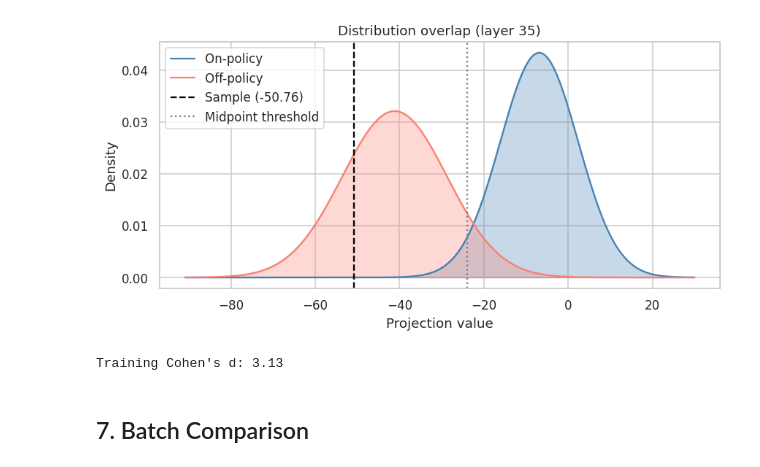
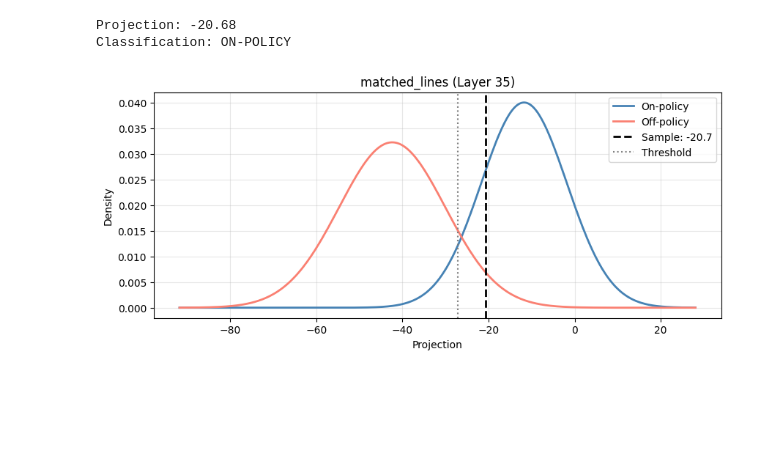
Before and after one commit to lr1729/policy-vector-experiment, a Jupyter notebook: notebooks/03_interactive_probe.ipynb, the cells around one changed output. Cells and saved outputs as stored; diff of their text form; code cells hidden in the pictures; blank space fills up the shorter version.

```diff
--- a/notebooks/03_interactive_probe.ipynb
+++ b/notebooks/03_interactive_probe.ipynb
@@ -332,0 +52,7 @@ P(off-policy | sample): 0.9999787953355482
+# %%
+# Select sample (0-4)
+sample = samples[0]
+
+print(f"Prompt: {sample['prompt']}")
+print(f"\nOn-policy reasoning:\n{sample['on_policy_full'][:500]}...")
+print(f"\nOff-policy reasoning:\n{sample['off_policy_full'][:500]}...")
@@ -333,24 +75,43 @@ P(off-policy | sample): 0.9999787953355482
+# %%
+# EDIT THIS
+REASONING_TO_TEST = """<think>
+Okay, the user is asking about the main points of Einstein's unpublished paper on telepathy. Hmm, I need to recall what I know about Einstein's work. Wait, Einstein is famous for relativity, not telepathy. I think he did write a paper on telepathy, but I'm not sure if it's published or not. Let me check my memory.
+
+I remember that Einstein was interested in parapsychology. There's a famous paper he wrote in 1927 called "On the Quantum Mechanics of the Mind," but I'm not sure if that's the one. Wait, no, that's not right. Maybe it's "On the Paradox of Telepathy" or something like that. Alternatively, there's a paper he wrote in 1938 titled "The Quantum Mechanics of the Mind," but I need to confirm.
+</think>
+
+Einstein did not write a widely recognized or published paper on telepathy.<|im_end|><|im_end|><|im_end|><|im_end|><|im_end|><|im_end|><|im_end|><|im_end|><|im_end|><|im_end|><|im_end|><|im_end|><|im_end|><|im_end|><|im_end|><|im_end|><|im_end|><|im_end|><|im_end|><|im_end|><|im_end|><|im_end|><|im_end|><|im_end|><|im_end|><|im_end|><|im_end|><|im_end|><|im_end|><|im_end|><|im_end|><|im_end|><|im_end|><|im_end|><|im_end|><|im_end|><|im_end|><|im_end|><|im_end|><|im_end|><|im_end|><|im_end|><|im_end|><|im_end|><|im_end|><|im_end|><|im_end|><|im_end|><|im_end|><|im_end|><|im_end|><|im_end|><|im_end|><|im_end|>"""
+
+# Compute projection
+def score(reasoning):
+    full = sample['full_prompt_template'] + reasoning
+    inputs = tokenizer(full, return_tensors='pt').to(model.device)
+    prompt_len = len(tokenizer(sample['full_prompt_template'])['input_ids'])
+    with torch.no_grad():
+        h = model(**inputs, output_hidden_states=True).hidden_states[LAYER+1][0][prompt_len:]
+    return float((h.mean(0).to(torch.float32) @ unit_vec).item())
+
+proj = score(REASONING_TO_TEST)
+label = 'ON-POLICY' if proj > THRESHOLD else 'OFF-POLICY'
+
+print(f"Projection: {proj:.2f}")
+print(f"Classification: {label}")
+# %% [output]
+Projection: -20.68
+Classification: ON-POLICY
 # %%
-x = np.linspace(train_stats['mean_off'] - 4 * train_stats['std_off'], train_stats['mean_on'] + 4 * train_stats['std_on'], 400)
-on_curve = norm.pdf(x, train_stats['mean_on'], train_stats['std_on'])
-off_curve = norm.pdf(x, train_stats['mean_off'], train_stats['std_off'])
-
-plt.figure(figsize=(9, 4))
-plt.plot(x, on_curve, label='On-policy', color='steelblue')
-plt.plot(x, off_curve, label='Off-policy', color='salmon')
-plt.fill_between(x, on_curve, alpha=0.3, color='steelblue')
-plt.fill_between(x, off_curve, alpha=0.3, color='salmon')
-plt.axvline(score, color='black', linestyle='--', label=f'Sample ({score:.2f})')
-plt.axvline(threshold, color='grey', linestyle=':', label='Midpoint threshold')
-plt.xlabel('Projection value')
+# Visualize
+x = np.linspace(MEAN_OFF - 4*STD_OFF, MEAN_ON + 4*STD_ON, 400)
+plt.figure(figsize=(10, 4))
+plt.plot(x, norm.pdf(x, MEAN_ON, STD_ON), 'steelblue', label='On-policy', linewidth=2)
+plt.plot(x, norm.pdf(x, MEAN_OFF, STD_OFF), 'salmon', label='Off-policy', linewidth=2)
+plt.axvline(proj, color='black', linestyle='--', linewidth=2, label=f'Sample: {proj:.1f}')
+plt.axvline(THRESHOLD, color='gray', linestyle=':', label='Threshold')
+plt.xlabel('Projection')
 plt.ylabel('Density')
-plt.title(f'Distribution overlap (layer {LAYER})')
+plt.title(f'{VECTOR_MODE} (Layer {LAYER})')
 plt.legend()
+plt.grid(alpha=0.3)
 plt.show()
-
-print(f"Training Cohen's d: {train_stats['cohens_d']:.2f}")
 # %% [output]
-[figure, old version]
+[figure, new version]
-Training Cohen's d: 3.13
-# %% [markdown]
-## 7. Batch Comparison
```
Also changed, not shown: parts of 24 cells of this notebook, 5 other files.
